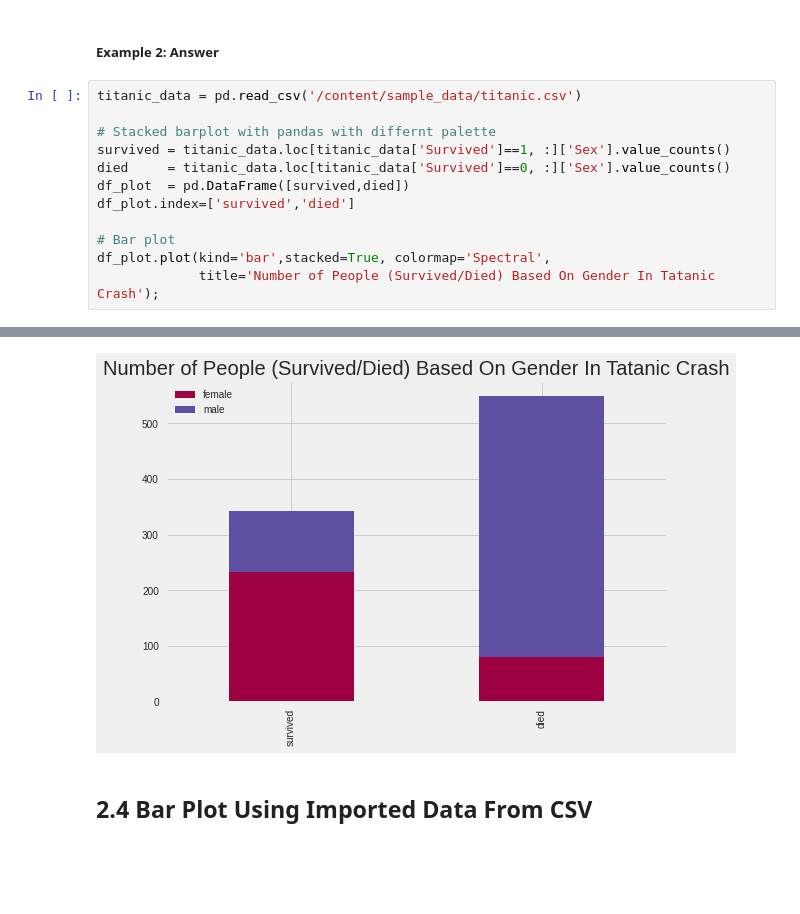
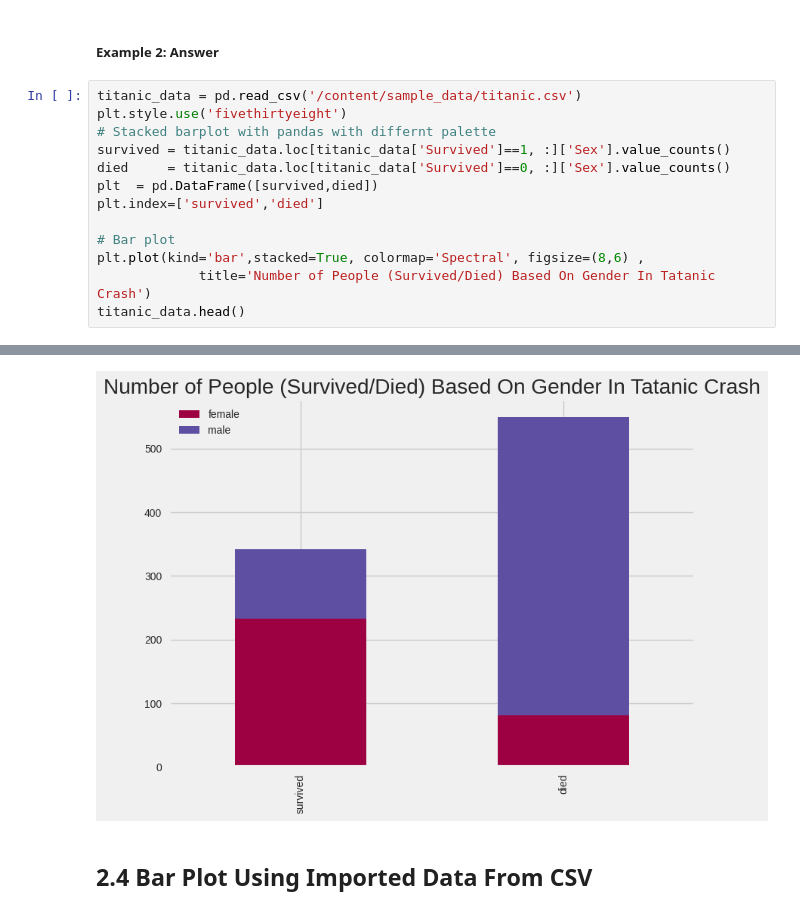
Before and after one commit to GPrathap/pythonII, a Jupyter notebook: matplotlib/matplot-new.ipynb, the cells around one changed output, grey strips where cells are left out. Cells and saved outputs as stored; diff of their text form; blank space fills up the shorter version.

```diff
--- a/matplotlib/matplot-new.ipynb
+++ b/matplotlib/matplot-new.ipynb
@@ -458,14 +507,15 @@ df_plot.plot(kind='bar',stacked=True,
 ##### **Example 2**: Answer
 # %%
 titanic_data = pd.read_csv('/content/sample_data/titanic.csv')
-
+plt.style.use('fivethirtyeight')
 # Stacked barplot with pandas with differnt palette
 survived = titanic_data.loc[titanic_data['Survived']==1, :]['Sex'].value_counts()
 died     = titanic_data.loc[titanic_data['Survived']==0, :]['Sex'].value_counts()
-df_plot  = pd.DataFrame([survived,died])
-df_plot.index=['survived','died']
+plt  = pd.DataFrame([survived,died])
+plt.index=['survived','died']
 
 # Bar plot
-df_plot.plot(kind='bar',stacked=True, colormap='Spectral',
-             title='Number of People (Survived/Died) Based On Gender In Tatanic Crash');
+plt.plot(kind='bar',stacked=True, colormap='Spectral', figsize=(8,6) ,
+             title='Number of People (Survived/Died) Based On Gender In Tatanic Crash')
+titanic_data.head()
 # %% [output]
@@ -472,4 +528,4 @@ df_plot.plot(kind='bar',stacked=True, colormap='Spectral',
-[figure, old version]
+[figure, new version]
 # %% [markdown]
 ## **2.4 Bar Plot Using Imported Data From CSV**
 # %% [markdown]
```
Also changed, not shown: parts of 27 cells of this notebook.
